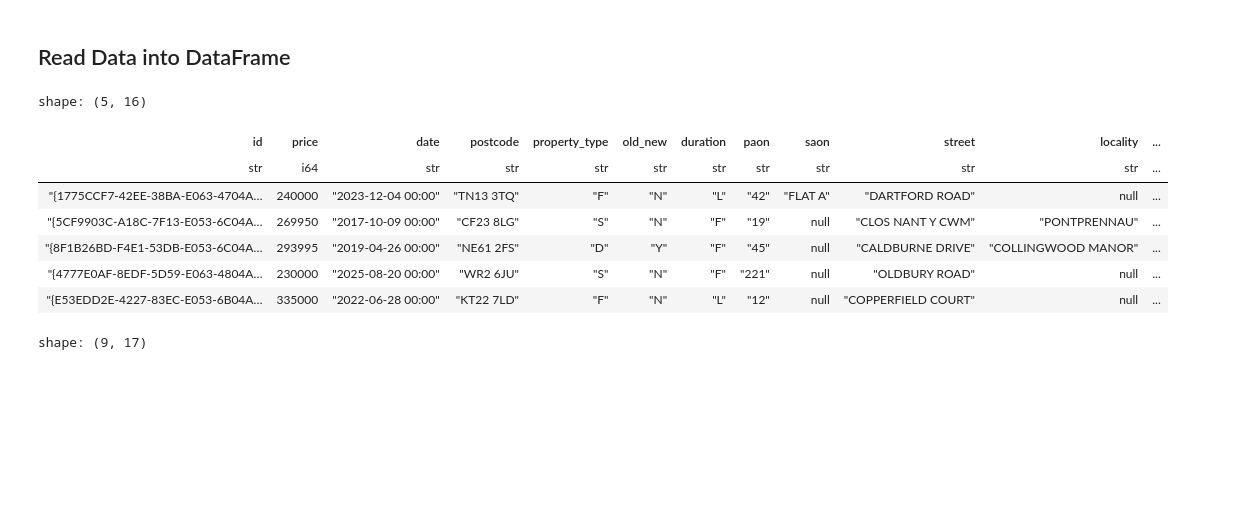
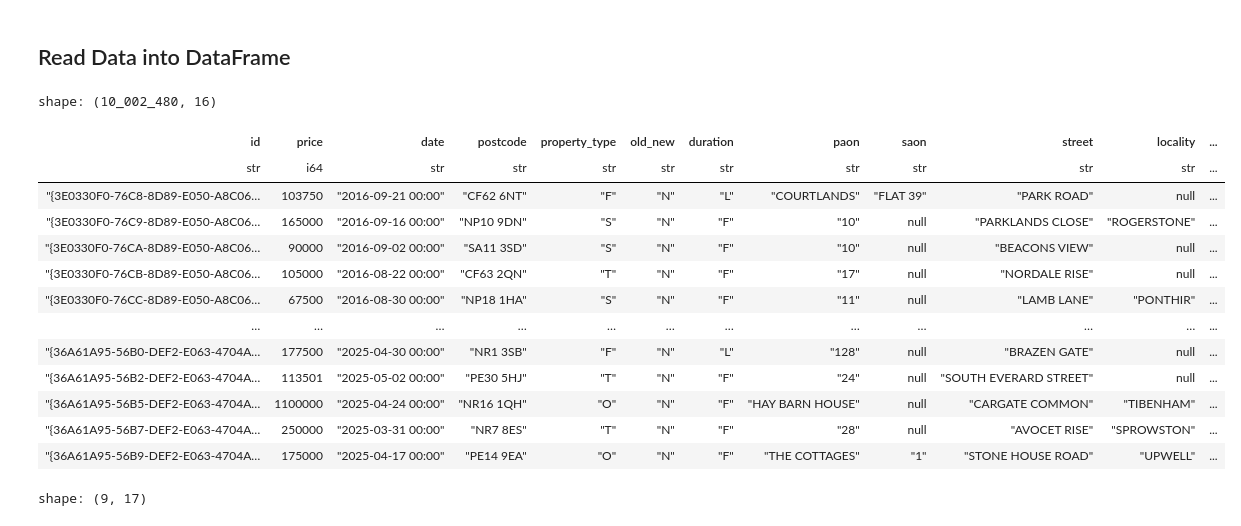
Before and after one commit to endjin/endjin-polars-examples, a Jupyter notebook: notebooks/sqlbits_2026/exploratory_data_analysis.ipynb, the cells around one changed output. Drawn from its saved outputs; the diff is of its cells as text; code cells hidden in the pictures; blank space fills up the shorter version.

```diff
--- a/notebooks/sqlbits_2026/exploratory_data_analysis.ipynb
+++ b/notebooks/sqlbits_2026/exploratory_data_analysis.ipynb
@@ -24,16 +24,22 @@ land_registry_data = pl.read_csv(
     null_values=[""],
 )
 # %%
-land_registry_data.sample(5)
+land_registry_data
 # %% [output]
-shape: (5, 16)
+shape: (10_002_480, 16)
 | id | price | date | postcode | property_type | old_new | duration | paon | saon | street | locality | ... |
 | str | i64 | str | str | str | str | str | str | str | str | str | ... |
-| "{1775CCF7-42EE-38BA-E063-4704A… | 240000 | "2023-12-04 00:00" | "TN13 3TQ" | "F" | "N" | "L" | "42" | "FLAT A" | "DARTFORD ROAD" | null | ... |
-| "{5CF9903C-A18C-7F13-E053-6C04A… | 269950 | "2017-10-09 00:00" | "CF23 8LG" | "S" | "N" | "F" | "19" | null | "CLOS NANT Y CWM" | "PONTPRENNAU" | ... |
-| "{8F1B26BD-F4E1-53DB-E053-6C04A… | 293995 | "2019-04-26 00:00" | "NE61 2FS" | "D" | "Y" | "F" | "45" | null | "CALDBURNE DRIVE" | "COLLINGWOOD MANOR" | ... |
-| "{4777E0AF-8EDF-5D59-E063-4804A… | 230000 | "2025-08-20 00:00" | "WR2 6JU" | "S" | "N" | "F" | "221" | null | "OLDBURY ROAD" | null | ... |
-| "{E53EDD2E-4227-83EC-E053-6B04A… | 335000 | "2022-06-28 00:00" | "KT22 7LD" | "F" | "N" | "L" | "12" | null | "COPPERFIELD COURT" | null | ... |
+| "{3E0330F0-76C8-8D89-E050-A8C06… | 103750 | "2016-09-21 00:00" | "CF62 6NT" | "F" | "N" | "L" | "COURTLANDS" | "FLAT 39" | "PARK ROAD" | null | ... |
+| "{3E0330F0-76C9-8D89-E050-A8C06… | 165000 | "2016-09-16 00:00" | "NP10 9DN" | "S" | "N" | "F" | "10" | null | "PARKLANDS CLOSE" | "ROGERSTONE" | ... |
+| "{3E0330F0-76CA-8D89-E050-A8C06… | 90000 | "2016-09-02 00:00" | "SA11 3SD" | "S" | "N" | "F" | "10" | null | "BEACONS VIEW" | null | ... |
+| "{3E0330F0-76CB-8D89-E050-A8C06… | 105000 | "2016-08-22 00:00" | "CF63 2QN" | "T" | "N" | "F" | "17" | null | "NORDALE RISE" | null | ... |
+| "{3E0330F0-76CC-8D89-E050-A8C06… | 67500 | "2016-08-30 00:00" | "NP18 1HA" | "S" | "N" | "F" | "11" | null | "LAMB LANE" | "PONTHIR" | ... |
+| … | … | … | … | … | … | … | … | … | … | … | ... |
+| "{36A61A95-56B0-DEF2-E063-4704A… | 177500 | "2025-04-30 00:00" | "NR1 3SB" | "F" | "N" | "L" | "128" | null | "BRAZEN GATE" | null | ... |
+| "{36A61A95-56B2-DEF2-E063-4704A… | 113501 | "2025-05-02 00:00" | "PE30 5HJ" | "T" | "N" | "F" | "24" | null | "SOUTH EVERARD STREET" | null | ... |
+| "{36A61A95-56B5-DEF2-E063-4704A… | 1100000 | "2025-04-24 00:00" | "NR16 1QH" | "O" | "N" | "F" | "HAY BARN HOUSE" | null | "CARGATE COMMON" | "TIBENHAM" | ... |
+| "{36A61A95-56B7-DEF2-E063-4704A… | 250000 | "2025-03-31 00:00" | "NR7 8ES" | "T" | "N" | "F" | "28" | null | "AVOCET RISE" | "SPROWSTON" | ... |
+| "{36A61A95-56B9-DEF2-E063-4704A… | 175000 | "2025-04-17 00:00" | "PE14 9EA" | "O" | "N" | "F" | "THE COTTAGES" | "1" | "STONE HOUSE ROAD" | "UPWELL" | ... |
 # %%
 land_registry_data.describe()
 # %% [output]
```
Also changed, not shown: parts of 9 cells of this notebook, 8 other files.
